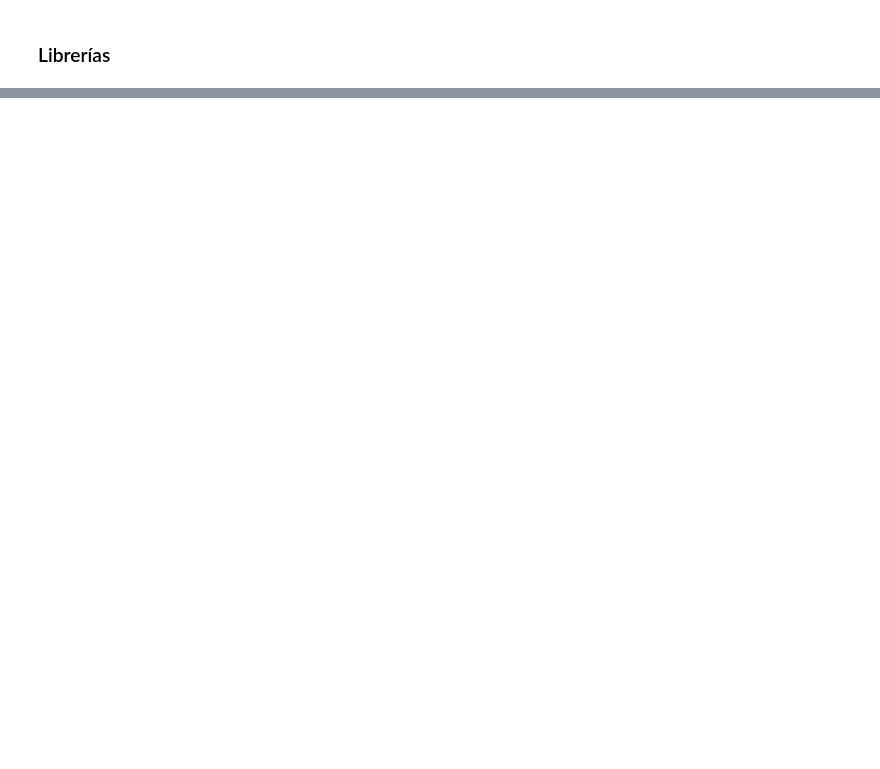
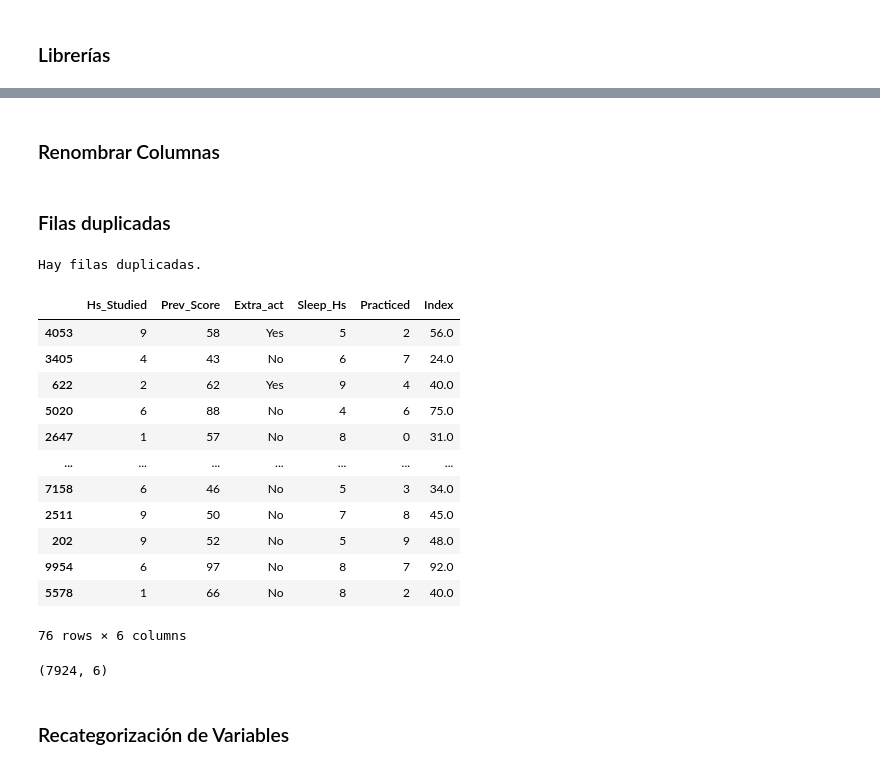
Before and after one commit to MiguelMussi/AAII_TP1, a Jupyter notebook: Problema_1.ipynb, the cells around one changed output, grey strips where cells are left out. Cells and saved outputs as stored; diff of their text form; code cells hidden in the pictures; blank space fills up the shorter version.

```diff
--- a/Problema_1.ipynb
+++ b/Problema_1.ipynb
@@ -37,0 +128,2 @@ with zipfile.ZipFile('TP1-1-student_performance.zip', 'r') as zip_ref:
+# %%
+df_train, df_test = train_test_split(df, test_size=0.2, random_state=42)
@@ -37,0 +136,50 @@ with zipfile.ZipFile('TP1-1-student_performance.zip', 'r') as zip_ref:
+# %% [markdown]
+### Renombrar Columnas
+# %%
+def renombrar_columnas(df):
+    """
+    Renombra las columnas de un DataFrame con nombres abreviados.
+
+    Parámetros:
+    - df: DataFrame: El DataFrame que contiene los datos.
+
+    Retorna:
+    - df: DataFrame: El DataFrame con las columnas renombradas.
+    """
+    # Diccionario con los nombres y sus reemplazos
+    nuevos_nombres = {
+    'Hours Studied': 'Hs_Studied',
+    'Previous Scores': 'Prev_Score',
+    'Extracurricular Activities': 'Extra_Act',
+    'Sleep Hours': 'Sleep_Hs',
+    'Sample Question Papers Practiced': 'Practiced',
+    'Performance Index': 'Index'
+    }
+    df.rename(columns=nuevos_nombres, inplace=True)
+    return df
+# %%
+df_train = renombrar_columnas(df_train)
+# %% [markdown]
+### Filas duplicadas
+# %%
+duplicadas = df_train.duplicated().any()
+print("Hay filas duplicadas.") if duplicadas.any() else print("No hay filas duplicadas.")
+# %% [output]
+Hay filas duplicadas.
+# %%
+filas_duplicadas = df_train[df_train.duplicated()]
+filas_duplicadas
+# %% [output]
+|  | Hs_Studied | Prev_Score | Extra_act | Sleep_Hs | Practiced | Index |
+| 4053 | 9 | 58 | Yes | 5 | 2 | 56.0 |
+| 3405 | 4 | 43 | No | 6 | 7 | 24.0 |
+| 622 | 2 | 62 | Yes | 9 | 4 | 40.0 |
+| 5020 | 6 | 88 | No | 4 | 6 | 75.0 |
+| 2647 | 1 | 57 | No | 8 | 0 | 31.0 |
+| ... | ... | ... | ... | ... | ... | ... |
+| 7158 | 6 | 46 | No | 5 | 3 | 34.0 |
+| 2511 | 9 | 50 | No | 7 | 8 | 45.0 |
+| 202 | 9 | 52 | No | 5 | 9 | 48.0 |
+| 9954 | 6 | 97 | No | 8 | 7 | 92.0 |
+| 5578 | 1 | 66 | No | 8 | 2 | 40.0 |
+76 rows × 6 columns
@@ -37,0 +201,6 @@ with zipfile.ZipFile('TP1-1-student_performance.zip', 'r') as zip_ref:
+# %%
+df_train.shape
+# %% [output]
+(7924, 6)
+# %% [markdown]
+### Recategorización de Variables
```
Also changed, not shown: parts of 34 cells of this notebook.
